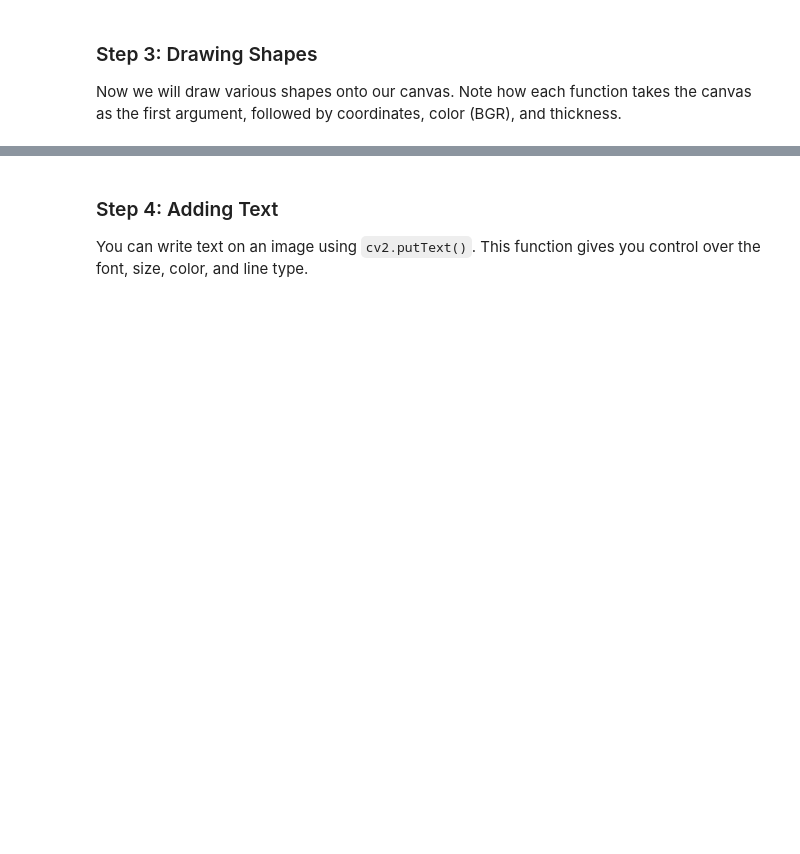
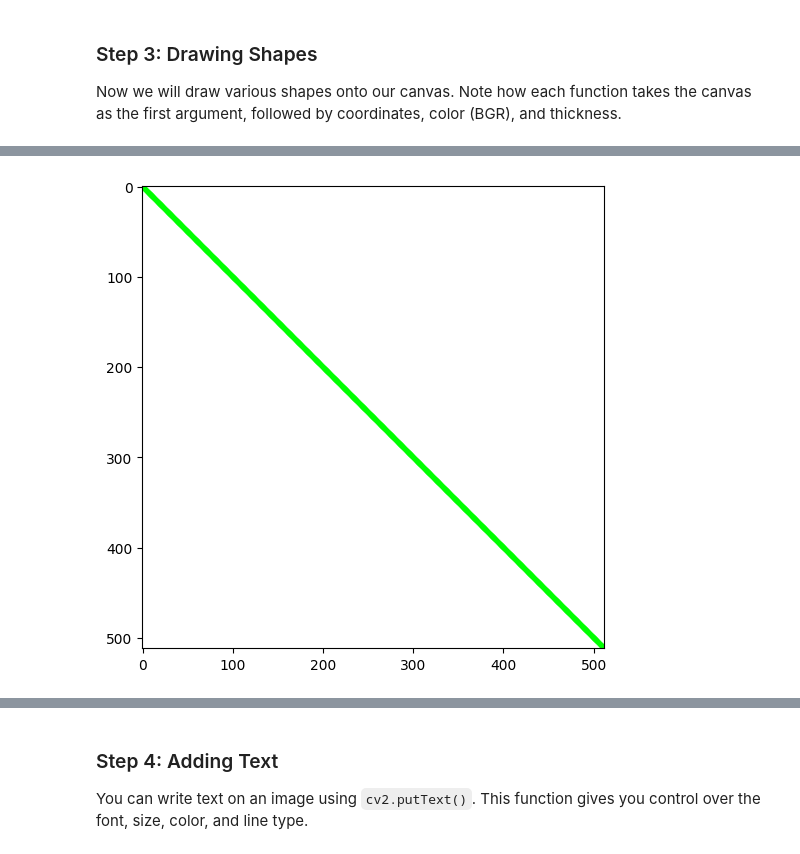
Before and after one commit to TriTetra/Project-Drone-Vision, a Jupyter notebook: experiments/2_drawing_and_interaction/01_drawing_shapes_notebook.ipynb, the cells around one changed output, grey strips where cells are left out. Saved outputs shown, nothing was run; the diff lists cells and outputs as text; code cells hidden in the pictures; blank space fills up the shorter version.

```diff
--- a/experiments/2_drawing_and_interaction/01_drawing_shapes_notebook.ipynb
+++ b/experiments/2_drawing_and_interaction/01_drawing_shapes_notebook.ipynb
@@ -71,0 +42,9 @@ array([[[  0, 255,   0],
+# %%
+# Draw a green line
+cv2.line(canvas, (0, 0), (511, 511), (0, 255, 0), 5)
+
+plt.figure(figsize=(6,6))
+plt.imshow(canvas)
+plt.show()
+# %% [output]
+[figure, added]
```
Also changed, not shown: parts of 7 cells of this notebook, 4 other files.
